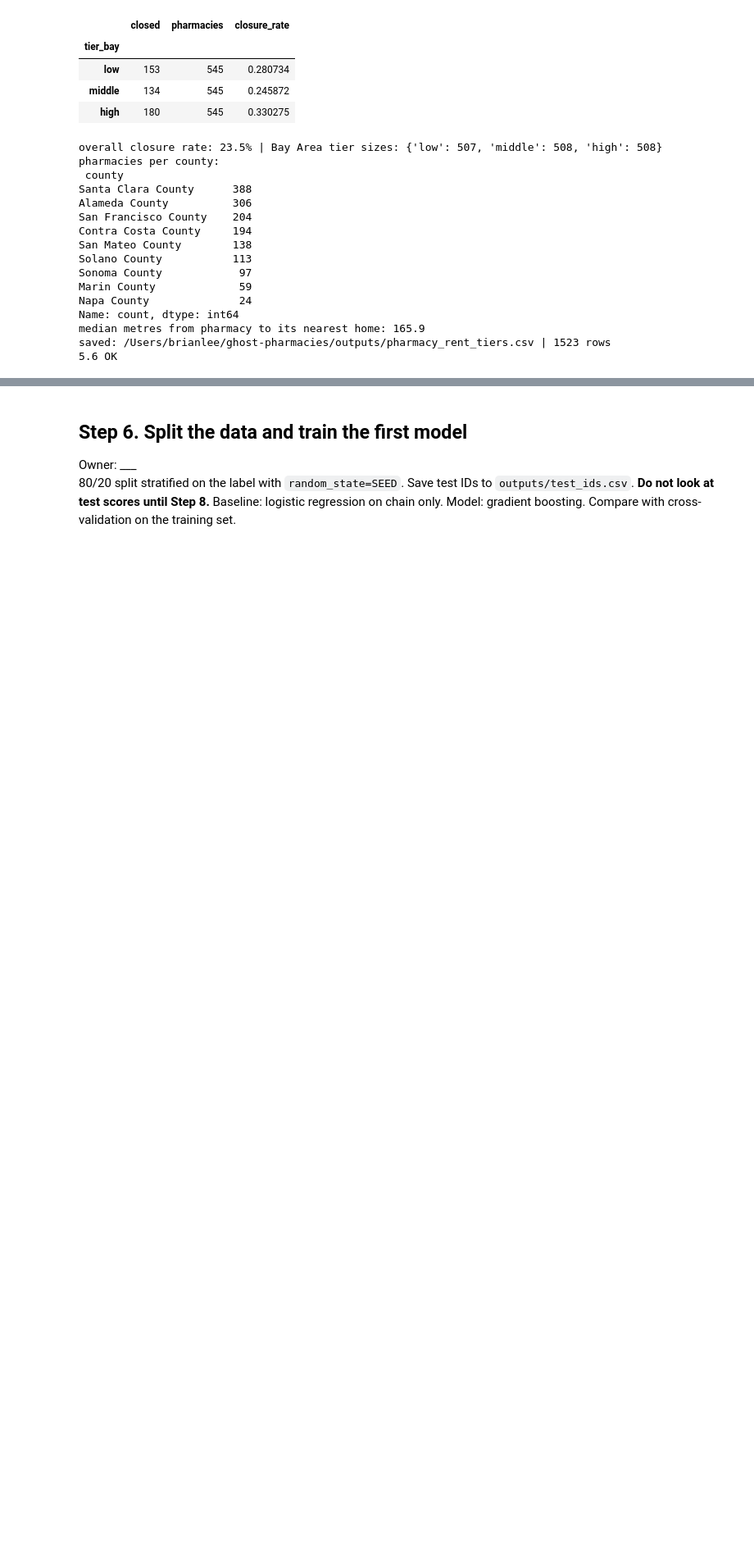
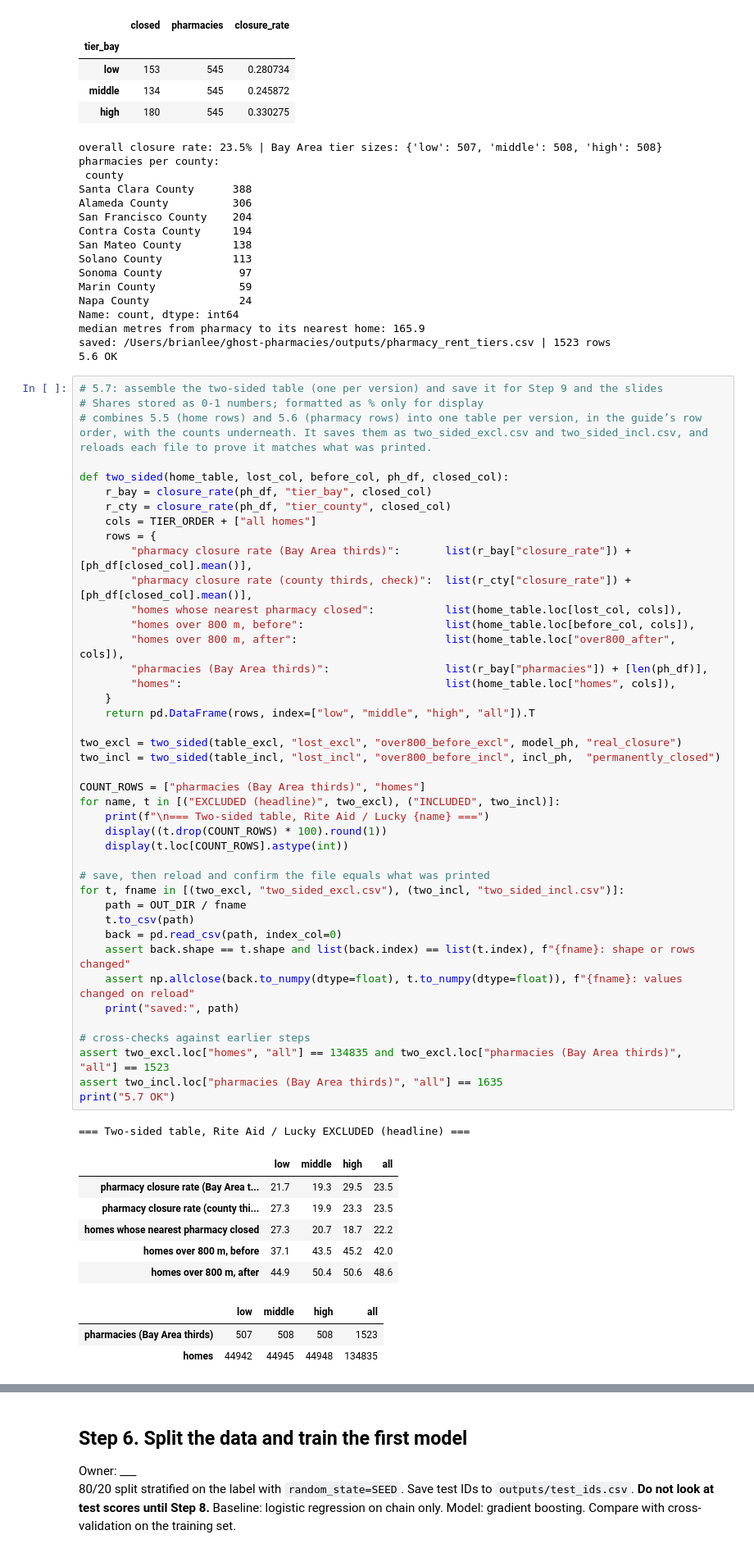
Before and after one commit to EthanRCF/ghost-pharmacies, a Jupyter notebook: notebooks/ghost_pharmacies_brian.ipynb, the cells around one changed output, grey strips where cells are left out. Shown at 82% size. Cells and saved outputs as stored; diff of their text form; blank space fills up the shorter version.

Commit message:
5.7: collecting the results of everything so far, can see how closure fluctuates in correlation to cheap/expensive areas

```diff
--- a/notebooks/ghost_pharmacies_brian.ipynb
+++ b/notebooks/ghost_pharmacies_brian.ipynb
@@ -915,3 +915,56 @@ Name: count, dtype: int64
 median metres from pharmacy to its nearest home: 165.9
 saved: /Users/brianlee/ghost-pharmacies/outputs/pharmacy_rent_tiers.csv | 1523 rows
 5.6 OK
+# %%
+# 5.7: assemble the two-sided table (one per version) and save it for Step 9 and the slides
+# Shares stored as 0-1 numbers; formatted as % only for display
+# combines 5.5 (home rows) and 5.6 (pharmacy rows) into one table per version, in the guide’s row order, with the counts underneath. It saves them as two_sided_excl.csv and two_sided_incl.csv, and reloads each file to prove it matches what was printed.
+
+def two_sided(home_table, lost_col, before_col, ph_df, closed_col):
+    r_bay = closure_rate(ph_df, "tier_bay", closed_col)
+    r_cty = closure_rate(ph_df, "tier_county", closed_col)
+    cols = TIER_ORDER + ["all homes"]
+    rows = {
+        "pharmacy closure rate (Bay Area thirds)":       list(r_bay["closure_rate"]) + [ph_df[closed_col].mean()],
+        "pharmacy closure rate (county thirds, check)":  list(r_cty["closure_rate"]) + [ph_df[closed_col].mean()],
+        "homes whose nearest pharmacy closed":           list(home_table.loc[lost_col, cols]),
+        "homes over 800 m, before":                      list(home_table.loc[before_col, cols]),
+        "homes over 800 m, after":                       list(home_table.loc["over800_after", cols]),
+        "pharmacies (Bay Area thirds)":                  list(r_bay["pharmacies"]) + [len(ph_df)],
+        "homes":                                         list(home_table.loc["homes", cols]),
+    }
+    return pd.DataFrame(rows, index=["low", "middle", "high", "all"]).T
+
+two_excl = two_sided(table_excl, "lost_excl", "over800_before_excl", model_ph, "real_closure")
+two_incl = two_sided(table_incl, "lost_incl", "over800_before_incl", incl_ph,  "permanently_closed")
+
+COUNT_ROWS = ["pharmacies (Bay Area thirds)", "homes"]
+for name, t in [("EXCLUDED (headline)", two_excl), ("INCLUDED", two_incl)]:
+    print(f"\n=== Two-sided table, Rite Aid / Lucky {name} ===")
+    display((t.drop(COUNT_ROWS) * 100).round(1))
+    display(t.loc[COUNT_ROWS].astype(int))
+
+# save, then reload and confirm the file equals what was printed
+for t, fname in [(two_excl, "two_sided_excl.csv"), (two_incl, "two_sided_incl.csv")]:
+    path = OUT_DIR / fname
+    t.to_csv(path)
+    back = pd.read_csv(path, index_col=0)
+    assert back.shape == t.shape and list(back.index) == list(t.index), f"{fname}: shape or rows changed"
+    assert np.allclose(back.to_numpy(dtype=float), t.to_numpy(dtype=float)), f"{fname}: values changed on reload"
+    print("saved:", path)
+
+# cross-checks against earlier steps
+assert two_excl.loc["homes", "all"] == 134835 and two_excl.loc["pharmacies (Bay Area thirds)", "all"] == 1523
+assert two_incl.loc["pharmacies (Bay Area thirds)", "all"] == 1635
+print("5.7 OK")
+# %% [output]
+=== Two-sided table, Rite Aid / Lucky EXCLUDED (headline) ===
+|  | low | middle | high | all |
+| pharmacy closure rate (Bay Area t... | 21.7 | 19.3 | 29.5 | 23.5 |
+| pharmacy closure rate (county thi... | 27.3 | 19.9 | 23.3 | 23.5 |
+| homes whose nearest pharmacy closed | 27.3 | 20.7 | 18.7 | 22.2 |
+| homes over 800 m, before | 37.1 | 43.5 | 45.2 | 42.0 |
+| homes over 800 m, after | 44.9 | 50.4 | 50.6 | 48.6 |
+|  | low | middle | high | all |
+| pharmacies (Bay Area thirds) | 507 | 508 | 508 | 1523 |
+| homes | 44942 | 44945 | 44948 | 134835 |
```
Also changed, not shown: parts of 1 cell of this notebook, 2 other files.
